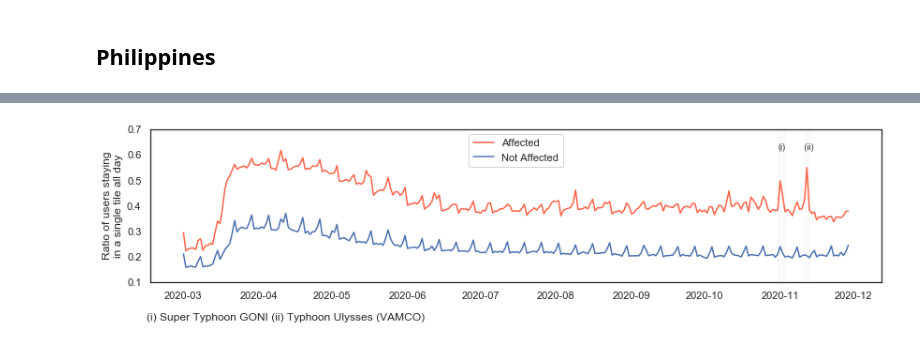
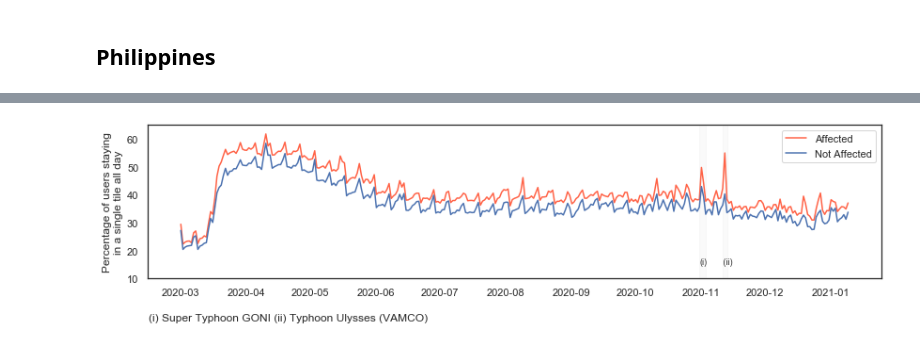
Before and after one commit to mahamfkhan/mobility_analytics_natural_disasters, a Jupyter notebook: mobility_analytics_natural_disasters.ipynb, the cells around one changed output, grey strips where cells are left out. Drawn from its saved outputs; the diff is of its cells as text; code cells hidden in the pictures.

```diff
--- a/mobility_analytics_natural_disasters.ipynb
+++ b/mobility_analytics_natural_disasters.ipynb
@@ -36,4 +61 @@ def read_facebook_data(filepath='data/movement-range-data-2020-11-29/movement-ra
     return data
-# %%
-def find_affected(boundaries,extent):
-    return boundaries[boundaries.centroid.within(extent.geometry.squeeze())]
@@ -42,0 +62,6 @@ gadm_phl = gpd.read_file('data/boundaries/philippines/gadm36_PHL_shp/gadm36_PHL_
+# %%
+def find_affected(shapefile,custom=None):
+    if custom is None:
+        return select_affected_from_names(shapefile)
+    else:
+        return shapefile[shapefile.centroid.within(custom.geometry.squeeze())]
@@ -50,0 +134,4 @@ Resource URL https://data.humdata.org/dataset/c3429f0e-651b-4788-bb2f-4adbf222c9
+# %%
+url, path = download_from_hdx() #Download data from HDX, save in 'url' variable
+unzip(path) #Unzip data downloaded to path
+data = read_facebook_data('data/movement-range-'+path[-14:-4]+'.txt') # Pass relevant filepath
@@ -55,7 +148,11 @@ vnm_affected = find_affected(gadm_vnm,vnm_extent)
 # %%
-# Read in extents of interest
-phl_extent = gpd.read_file('data/disaster_extents/philippines_flooding/phl_extent.shp')
-phl_affected = find_affected(gadm_phl,phl_extent)
+# OPTION:
+# EITHER pass in a custom shapefile disaster extent
+# phl_affected = find_affected(gadm_phl)
+
+# OR read in extents of interest
+phl_custom = gpd.read_file('data/disaster_extents/philippines_flooding/phl_extent.shp')
+phl_affected = find_affected(gadm_phl,phl_custom)
 # %% [markdown]
 # Plotting disaster event
 # %%
@@ -120,17 +237,17 @@ plt.show()
 # %%
 fig, ax = plt.subplots(figsize=(14,3))
 
-sns.lineplot(data=data[data['polygon_id'].isin(phl_affected['GID_2'].unique())].groupby('ds').mean().reset_index(),x='ds',y='all_day_ratio_single_tile_users',color='Tomato',ax=ax)
-sns.lineplot(data=data[~data['polygon_id'].isin(phl_affected['GID_2'].unique())].groupby('ds').mean().reset_index(),x='ds',y='all_day_ratio_single_tile_users',ax=ax)
+sns.lineplot(data=data[data['polygon_id'].isin(phl_affected['GID_2'].unique())].groupby('ds').mean().reset_index(),x='ds',y='all_day_percent_single_tile_users',color='Tomato',ax=ax)
+sns.lineplot(data=data[~data['polygon_id'].isin(phl_affected['GID_2'].unique())&(data['country']=='PHL')].groupby('ds').mean().reset_index(),x='ds',y='all_day_percent_single_tile_users',ax=ax)
 plt.axvspan(datetime(2020,10,31),datetime(2020,11,3),color=color,zorder=-10,alpha=alpha)
 plt.axvspan(datetime(2020,11,11),datetime(2020,11,13),color=color,zorder=-10,alpha=alpha)
-plt.text(datetime(2020,10,31),0.62,'(i)',fontsize=fontsize)
-plt.text(datetime(2020,11,10),0.62,' (ii)',fontsize=fontsize)
+plt.text(datetime(2020,10,31),15,'(i)',fontsize=fontsize)
+plt.text(datetime(2020,11,10),15,' (ii)',fontsize=fontsize)
 plt.legend(['Affected','Not Affected'])
 plt.xlabel('')
-plt.ylabel('Ratio of users staying\nin a single tile all day')
-plt.ylim([0.1,0.7])
-plt.text(datetime(2020,2,15),-0.05,'(i) Super Typhoon GONI (ii) Typhoon Ulysses (VAMCO)',ha='left')
+plt.ylabel('Percentage of users staying\nin a single tile all day')
+plt.ylim([10,65])
+plt.text(datetime(2020,2,15),-5,'(i) Super Typhoon GONI (ii) Typhoon Ulysses (VAMCO)',ha='left')
 plt.show()
 # %% [output]
-[figure, old version]
+[figure, new version]
```
Also changed, not shown: parts of 20 cells of this notebook, 2 other files.
